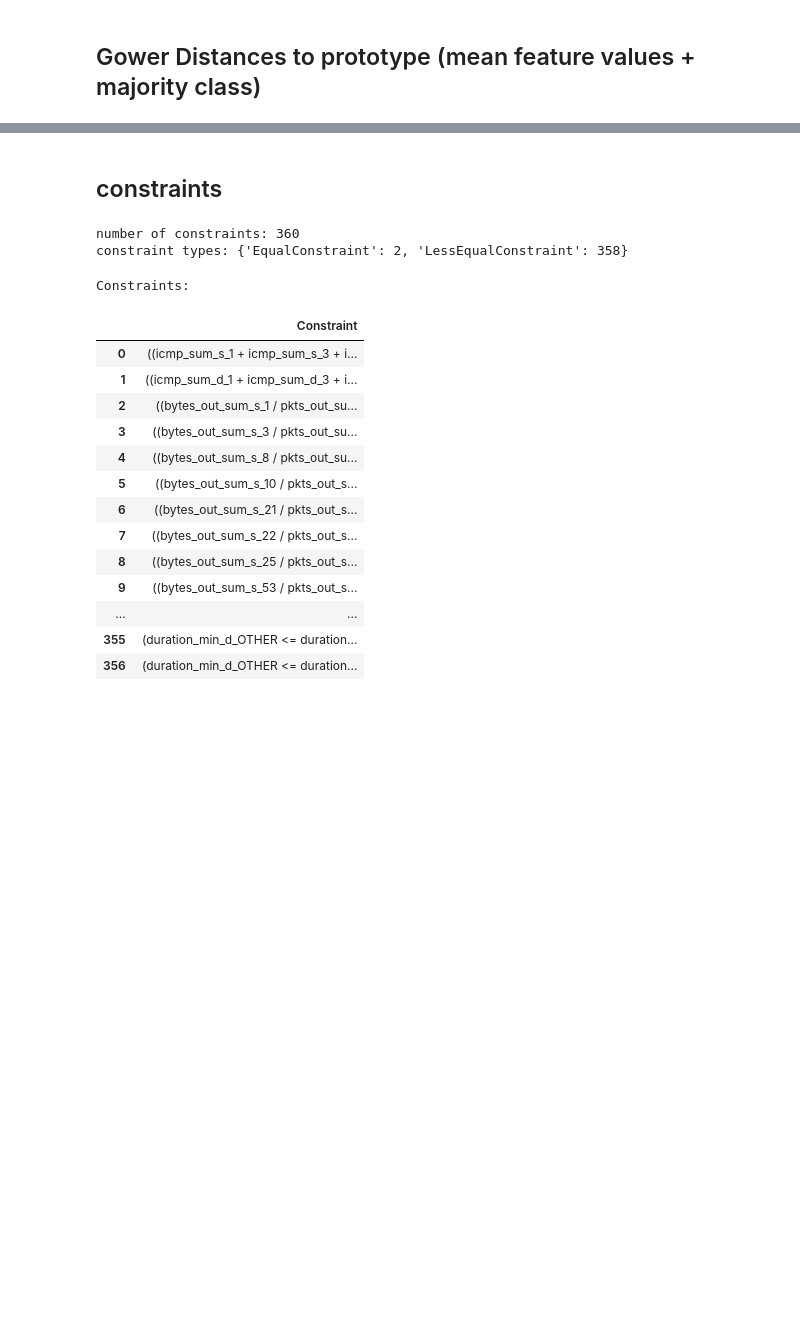
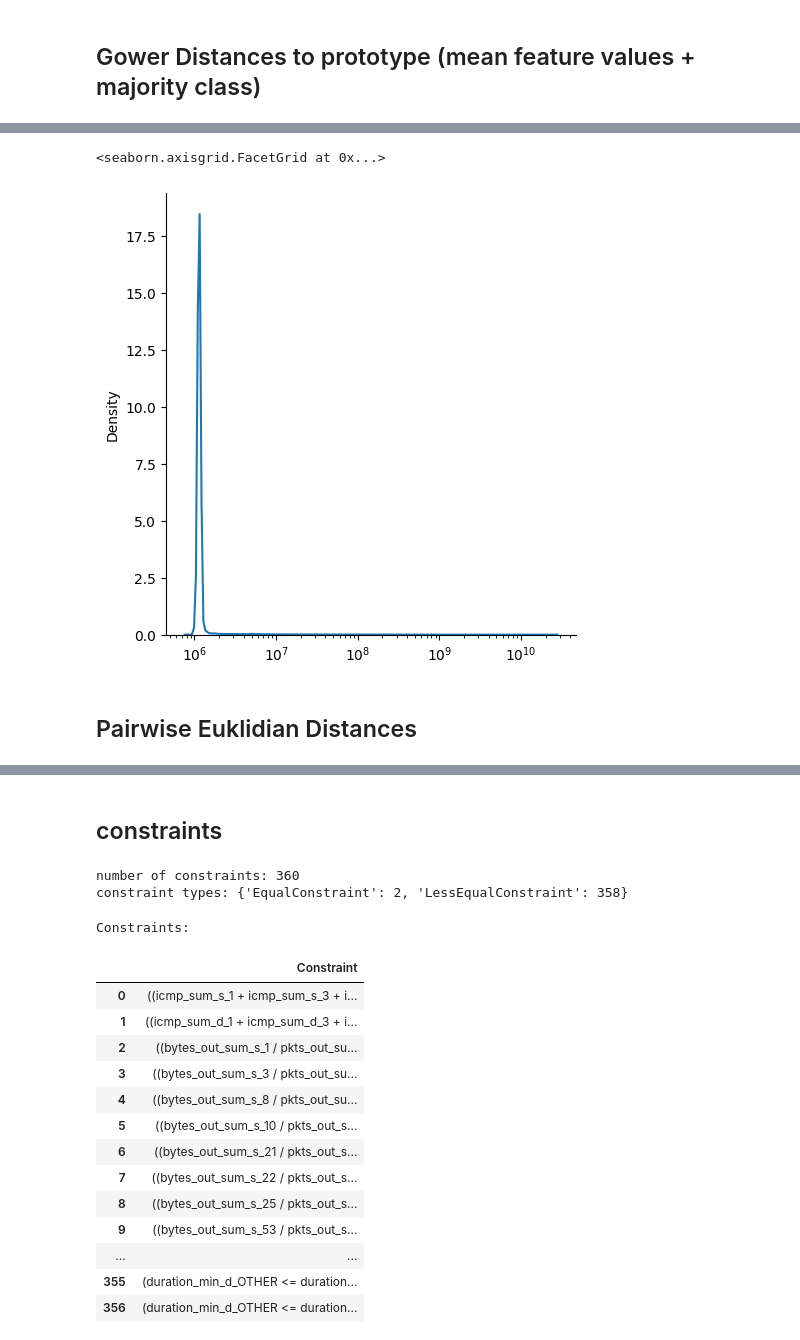
Before and after one commit to jmgiannikos/tabular_adv, a Jupyter notebook: src/tab_bench_test_notebook.ipynb, the cells around one changed output, grey strips where cells are left out. Cells and saved outputs as stored; diff of their text form; code cells hidden in the pictures; blank space fills up the shorter version.

```diff
--- a/src/tab_bench_test_notebook.ipynb
+++ b/src/tab_bench_test_notebook.ipynb
@@ -57,7 +243,7 @@ def count_dict(iterable):
             dictionary[entry] = 1
     return dictionary
 # %%
-def cat_avg(column):
+def majority_cat(column):
     cat_counters = count_dict(column)
     majority = max(zip(cat_counters.values(), cat_counters.keys()))[1]
     return majority
@@ -101,0 +286,12 @@ def gower_distance_to_prototype(dataset):
+# %%
+def euklid_distance_to_prototype(dataset):
+    metadata = dataset.get_metadata(only_x=True)
+    x, _ = dataset.get_x_y()
+    num_samples = x.shape[0]
+    x = filter_categoricals(x, metadata)
+    prototype = get_prototype(x, metadata)
+    x_np = x.to_numpy()
+    prototype_np = prototype.to_numpy()
+    euklid_distances = np.linalg.norm(x_np-prototype_np, axis=1)
+    assert num_samples == euklid_distances.shape[0]
+    return euklid_distances
@@ -197,0 +513,2 @@ sns.displot(data=distances_to_prototype_ctu, kind="kde")
+# %%
+euklid_distances_to_prototype_ctu = save_load_operation("euklid_distances_to_prototype_ctu", "npy", euklid_distance_to_prototype, dataset_ctu)
@@ -197,0 +521,7 @@ sns.displot(data=distances_to_prototype_ctu, kind="kde")
+# %%
+sns.displot(data=euklid_distances_to_prototype_ctu, kind="kde", log_scale=True)
+# %% [output]
+<seaborn.axisgrid.FacetGrid at 0x...>
+[figure, added]
+# %% [markdown]
+## Pairwise Euklidian Distances
```
Also changed, not shown: parts of 66 cells of this notebook.
